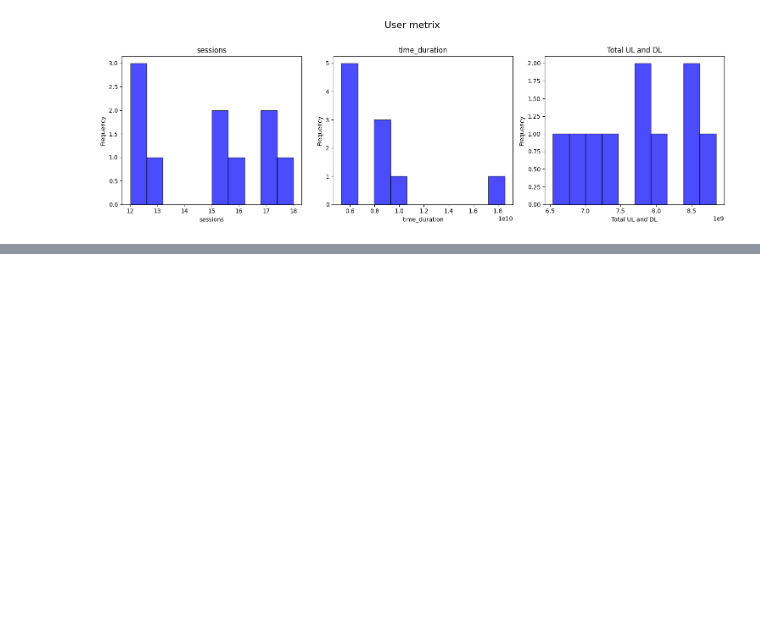
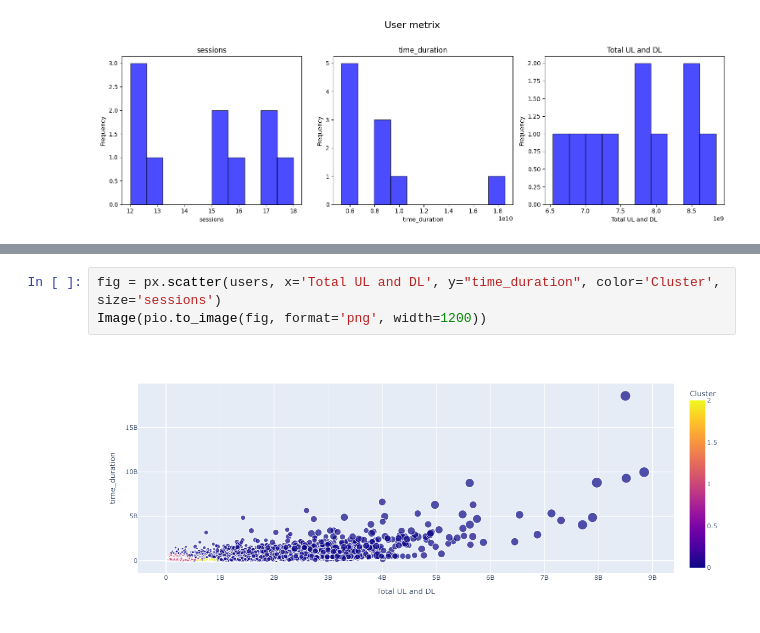
Before and after one commit to Leulseged-Mesfin/Tellco-Analysis, a Jupyter notebook: notbooks/User Engagement Analysis.ipynb, the cells around one changed output, grey strips where cells are left out. Saved outputs shown, nothing was run; the diff lists cells and outputs as text; blank space fills up the shorter version.

```diff
--- a/notbooks/User Engagement Analysis.ipynb
+++ b/notbooks/User Engagement Analysis.ipynb
@@ -333,0 +381,5 @@ mult_hist([sessions, duration, data_volume], 1,3, "User metrix", ['sessions', 't
+# %%
+fig = px.scatter(users, x='Total UL and DL', y="time_duration", color='Cluster', size='sessions')
+Image(pio.to_image(fig, format='png', width=1200))
+# %% [output]
+[figure, added]
```
Also changed, not shown: parts of 6 cells of this notebook.
